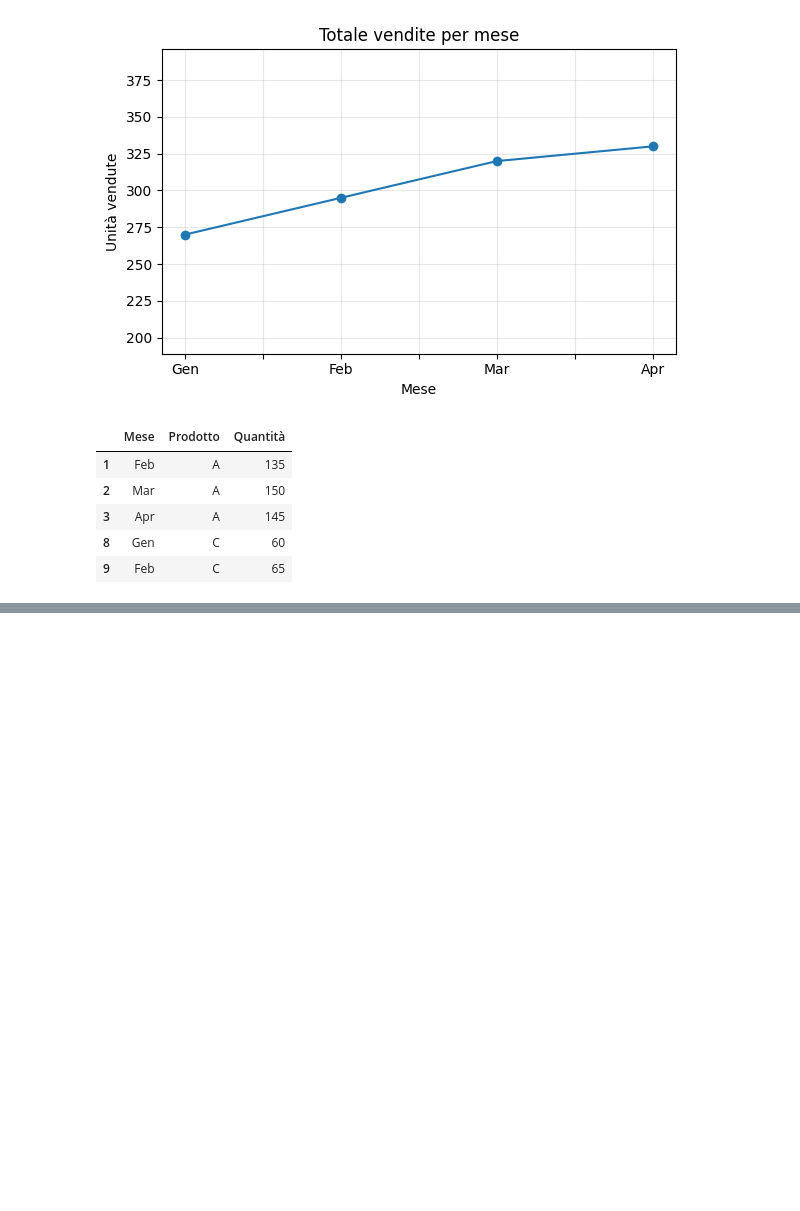
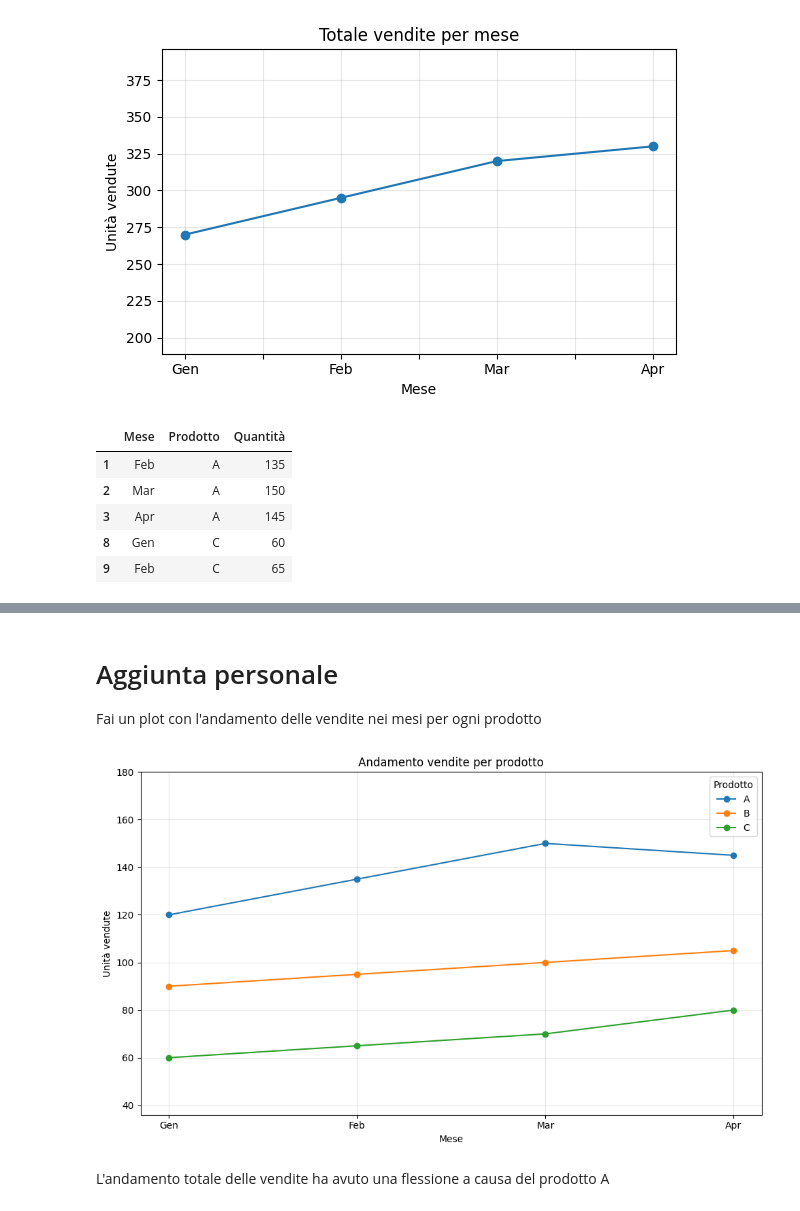
Before and after one commit to nh-spipitone/DataAnalyst-course, a Jupyter notebook: Studenti/GiovanniBartolini/Giorno6/esercizio_vendite.ipynb, the cells around one changed output, grey strips where cells are left out. Cells and saved outputs as stored; diff of their text form; code cells hidden in the pictures; blank space fills up the shorter version.

```diff
--- a/Studenti/GiovanniBartolini/Giorno6/esercizio_vendite.ipynb
+++ b/Studenti/GiovanniBartolini/Giorno6/esercizio_vendite.ipynb
@@ -192,0 +217,28 @@ filtered_data
+# %% [markdown]
+# Aggiunta personale
+Fai un plot con l'andamento delle vendite nei mesi per ogni prodotto
+# %%
+# plot con l'andamento delle vendite nei mesi per ogni prodotto
+# riordina i dati in base al mese
+df["Mese"] = pd.Categorical(df["Mese"], categories=["Gen", "Feb", "Mar", "Apr"], ordered=True)
+df.sort_values(by=["Mese", "Prodotto"], inplace=True)
+
+# plot con l'andamento delle vendite nei mesi per ogni prodotto
+plt.figure(figsize=(10, 6))
+for prodotto in df["Prodotto"].unique():
+    subset = df[df["Prodotto"] == prodotto]
+    plt.plot(subset["Mese"], subset["Quantità"], marker="o", label=prodotto)
+
+plt.title("Andamento vendite per prodotto")
+plt.xlabel("Mese")
+plt.ylabel("Unità vendute")
+plt.xticks(rotation=0)  # Etichette dell'asse x in orizzontale
+plt.legend(title="Prodotto")
+plt.grid(alpha=0.3)
+plt.ylim(df["Quantità"].min() * 0.6, df["Quantità"].max() * 1.2)  # Aggiunge un margine superiore
+plt.tight_layout()
+plt.show()
+# %% [output]
+[figure, added]
+# %% [markdown]
+L'andamento totale delle vendite ha avuto una flessione a causa del prodotto A
```
Also changed, not shown: parts of 1 cell of this notebook.
